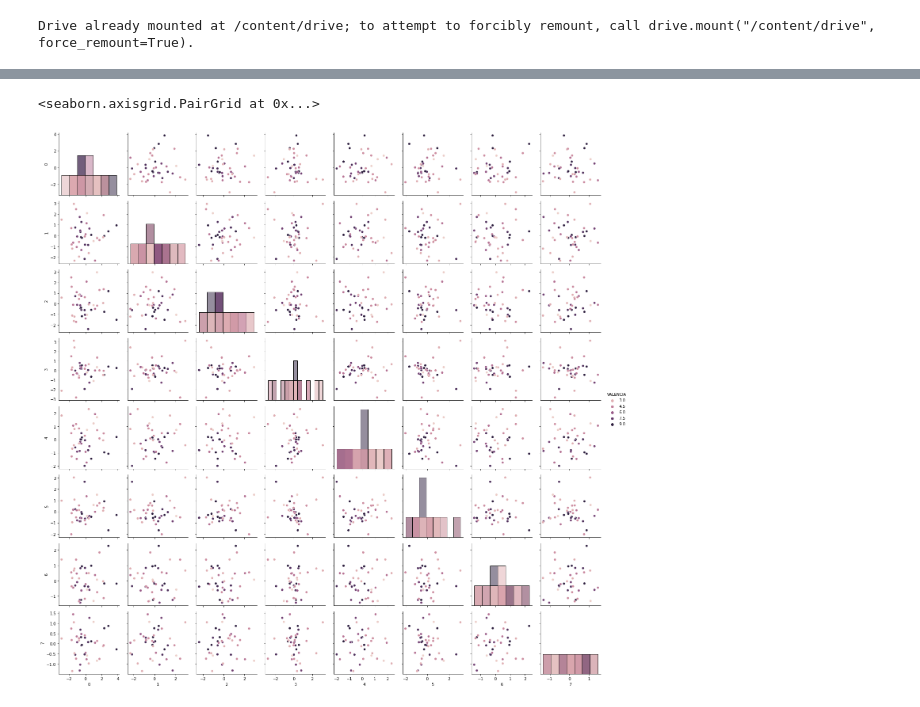
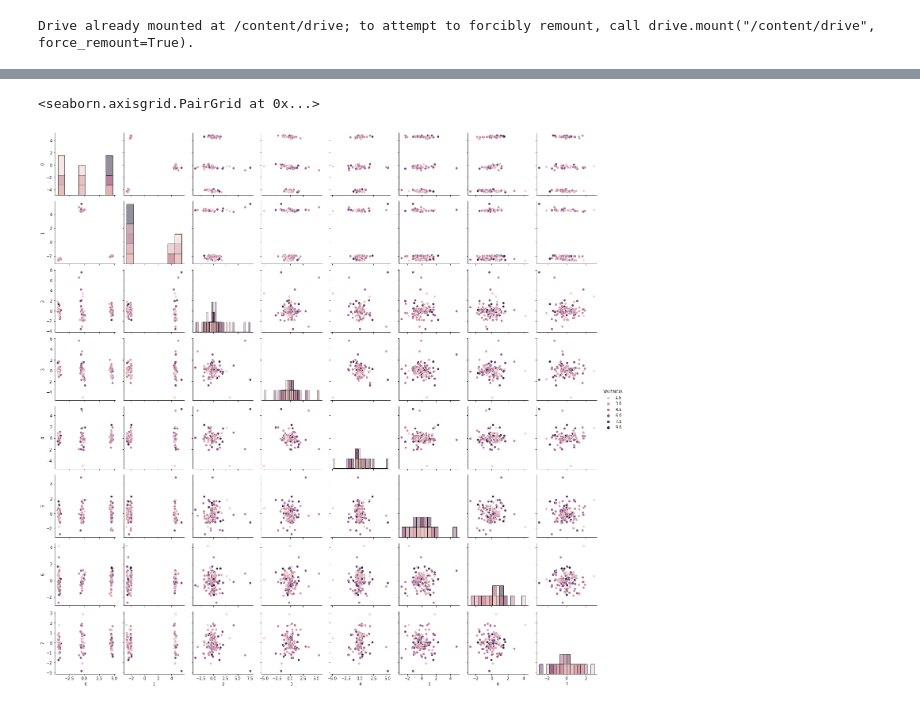
Before and after one commit to ManueloRZ2/MiniProyecto, a Jupyter notebook: Proyecto2.ipynb, the cells around one changed output, grey strips where cells are left out. Cells and saved outputs as stored; diff of their text form; code cells hidden in the pictures.

```diff
--- a/Proyecto2.ipynb
+++ b/Proyecto2.ipynb
@@ -355,7 +355,7 @@ patern respiration: (40, 6528)
 | 39 | -367.531563 | -39.265061 | 18.909924 | -3707.902807 | -317.467512 | -208.747024 | 4535.621729 | 41.54902 | ... |
 # %%
 ruta = '/content/drive/Shared drives/Sx3/'
-fileName = 's15.mat'
+fileName = 's16.mat'
 db16 = sio.loadmat(ruta+fileName)
 X2 = db16['data']
 
@@ -374,7 +374,7 @@ print("GSR:",respiration.shape)
 ############################## DERIVADA GSR ###############################################
 DerivGSR= np.gradient(GSR[:,1])
 DerivGSR
-dataFrame2=pd.DataFrame2({'DerivadaGSR':DerivGSR})  # crea el dataframe con la primera columna
+dataFrame2=pd.DataFrame({'DerivadaGSR':DerivGSR})  # crea el dataframe con la primera columna
 dataFrame2
 ############################### MEDIA GSR ####################################################
 
@@ -664,7 +664,7 @@ dataFrame2
 
 ################################## VALENCIA ETIQUETAS #####################################
 labels2 = db16['labels']
-dataFrame2['VALENCIA']= label2[:,0]
+dataFrame2['VALENCIA']= labels2[:,0]
 
 ################################# AROUSAL #################################################
 dataFrame2['AROUSAL']= labels2[:,1]
@@ -692,0 +1030,4 @@ patern respiration: (40, 6528)
+# %%
+##### Union de data frames
+DataFrameUlti= pd.concat([dataFrame,dataFrame2,dataFrame3], axis=0)
+DataFrameUlti
@@ -696,33 +1051,33 @@ import matplotlib.pyplot as plt
 import seaborn as sns
 import pandas as pd
 from google.colab import files
 from sklearn.decomposition import PCA
 
 # para indexar un dataframe en pandas utilizamos iloc y la convención normal
-X =  dataFrame.drop(['VALENCIA'],axis=1)
+X = DataFrameUlti.drop(['VALENCIA'],axis=1)
 X = X.values
 
 # Se escalan los datos debido a que presentan dimensiones numéricas elevadas, dependiendo del tipo de características
 from sklearn.preprocessing import scale
 X = scale(X)
 
 # Luego definimos el número de componentes y se crea el modelo PCA
 pca = PCA(n_components=8)
 pca.fit(X)
 # Se transforman los datos al espacio latente
 X_pca = pca.transform(X)
 # Creamos el dataframe para seaborn
 dataXpca = pd.DataFrame(X_pca)
-labels  = dataFrame["VALENCIA"]
+labels  = DataFrameUlti["VALENCIA"]
 dataXpca['VALENCIA'] = labels.values
 
 # para compiar los nombre de las columnas a un nuevo dataframe
 # newDataFrame.colums = datos.columns.vules
 
 g = sns.PairGrid(dataXpca, hue="VALENCIA")
 g.map_diag(sns.histplot)
 g.map_offdiag(sns.scatterplot)
 g.add_legend()
 # %% [output]
 <seaborn.axisgrid.PairGrid at 0x...>
-[figure, old version]
+[figure, new version]
```
Also changed, not shown: parts of 3 cells of this notebook.
